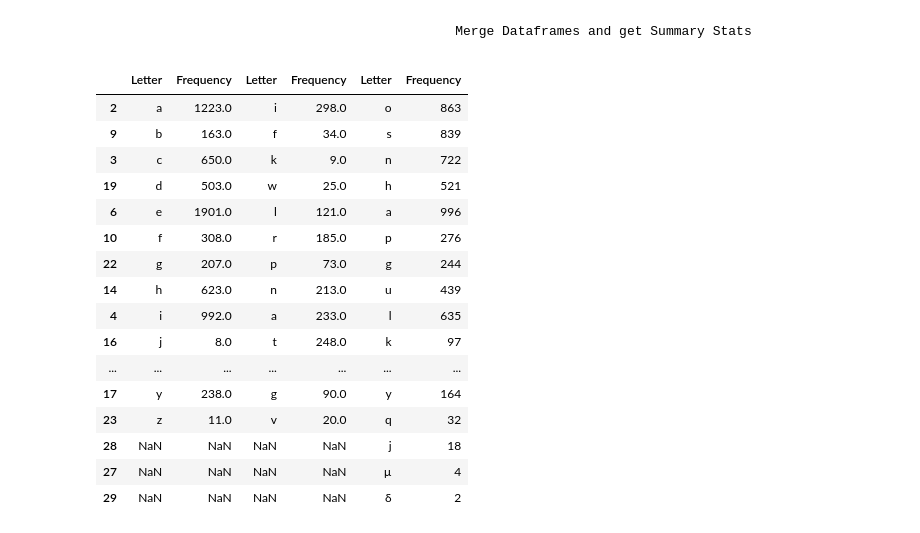
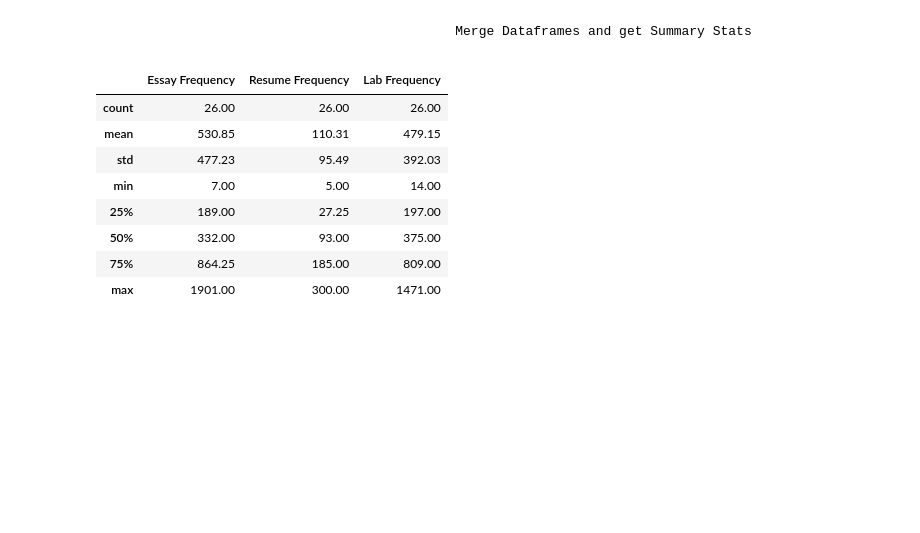
Before and after one commit to mikayla-eckelcifrese/JupyterLabRepository, a Jupyter notebook: Test Random Sample Text from File.ipynb, the cells around one changed output. Saved outputs shown, nothing was run; the diff lists cells and outputs as text; code cells hidden in the pictures; blank space fills up the shorter version.

```diff
--- a/Test Random Sample Text from File.ipynb
+++ b/Test Random Sample Text from File.ipynb
@@ -60,7 +62,7 @@ non_letter_characters = ['[','@','_','!','#','$','%','^','&','*',
                          '\\\\', '\\', " \ ", ' n ', '  ','    ','   ',
                          '  n ', '⋅', '→','|', '〖', '〗','√','ω','μ','µa',
                          'π','+','δ','°','≈','\u2008','\u2008f','\u2061',
-                         '∫','▒','±','●','δ','ω']
+                         '∫','▒','±','●','δ','ω', 'ω	', 'µ', 'δ']
 
 def CleanData(Text):
     for i in non_letter_characters:
@@ -92,46 +94,48 @@ LabFrequencyDict = GetFrequencies(LabText)
 # %% [markdown]
                                                 Convert to Data Frames and Sort
 # %%
-def ConvertAndSort(FrequencyDict):
-    Frequency_df = pd.DataFrame(FrequencyDict.items(), columns=['Letter', 'Frequency'])
+def ConvertAndSort(FrequencyDict, column2):
+    Frequency_df = pd.DataFrame(FrequencyDict.items(), columns=['Letter', column2])
 
     Frequency_df = Frequency_df.sort_values("Letter")
 
-    Frequency_df = Frequency_df[Frequency_df.Letter != " "]
+    Frequency_df = Frequency_df[Frequency_df.Letter != " "].reset_index()
+
+    Frequency_df.pop('index')
 
     return(Frequency_df)
 
-EssayFrequency_df = ConvertAndSort(EssayFrequencyDict)
+EssayFrequency_df = ConvertAndSort(EssayFrequencyDict, 'Essay Frequency')
 
-ResumeFrequency_df = ConvertAndSort(ResumeFrequencyDict)
+ResumeFrequency_df = ConvertAndSort(ResumeFrequencyDict, 'Resume Frequency')
 
-LabFrequency_df = ConvertAndSort(LabFrequencyDict)
+LabFrequency_df = ConvertAndSort(LabFrequencyDict, 'Lab Frequency')
 # %% [markdown]
                                                 Merge Dataframes and get Summary Stats
 # %%
 temp = pd.concat([EssayFrequency_df, ResumeFrequency_df], axis = 1, join = 'outer')
 
-merged_data =  pd.concat([temp, LabFrequency_df], axis = 1, join = 'outer')
+merged_data = pd.concat([temp, LabFrequency_df], axis = 1, join = 'outer')
 
 merged_data
+
+SummaryStats = merged_data.describe()
+SummaryStats = SummaryStats.round(decimals = 2)
+SummaryStats
+
+#print(merged_data.head())
+
+#merged_data.melt(value_vars = ['Essay Frequency', 'Resume Frequency', 'Lab Frequency'], id_vars = [merged_data.iloc[:,0]])
 # %% [output]
-|  | Letter | Frequency | Letter | Frequency | Letter | Frequency |
-| 2 | a | 1223.0 | i | 298.0 | o | 863 |
-| 9 | b | 163.0 | f | 34.0 | s | 839 |
-| 3 | c | 650.0 | k | 9.0 | n | 722 |
-| 19 | d | 503.0 | w | 25.0 | h | 521 |
-| 6 | e | 1901.0 | l | 121.0 | a | 996 |
-| 10 | f | 308.0 | r | 185.0 | p | 276 |
-| 22 | g | 207.0 | p | 73.0 | g | 244 |
-| 14 | h | 623.0 | n | 213.0 | u | 439 |
-| 4 | i | 992.0 | a | 233.0 | l | 635 |
-| 16 | j | 8.0 | t | 248.0 | k | 97 |
-| ... | ... | ... | ... | ... | ... | ... |
-| 17 | y | 238.0 | g | 90.0 | y | 164 |
-| 23 | z | 11.0 | v | 20.0 | q | 32 |
-| 28 | NaN | NaN | NaN | NaN | j | 18 |
-| 27 | NaN | NaN | NaN | NaN | µ | 4 |
-| 29 | NaN | NaN | NaN | NaN | δ | 2 |
+|  | Essay Frequency | Resume Frequency | Lab Frequency |
+| count | 26.00 | 26.00 | 26.00 |
+| mean | 530.85 | 110.31 | 479.15 |
+| std | 477.23 | 95.49 | 392.03 |
+| min | 7.00 | 5.00 | 14.00 |
+| 25% | 189.00 | 27.25 | 197.00 |
+| 50% | 332.00 | 93.00 | 375.00 |
+| 75% | 864.25 | 185.00 | 809.00 |
+| max | 1901.00 | 300.00 | 1471.00 |
 # %%
 %matplotlib inline
 
```
Also changed, not shown: parts of 3 cells of this notebook.
